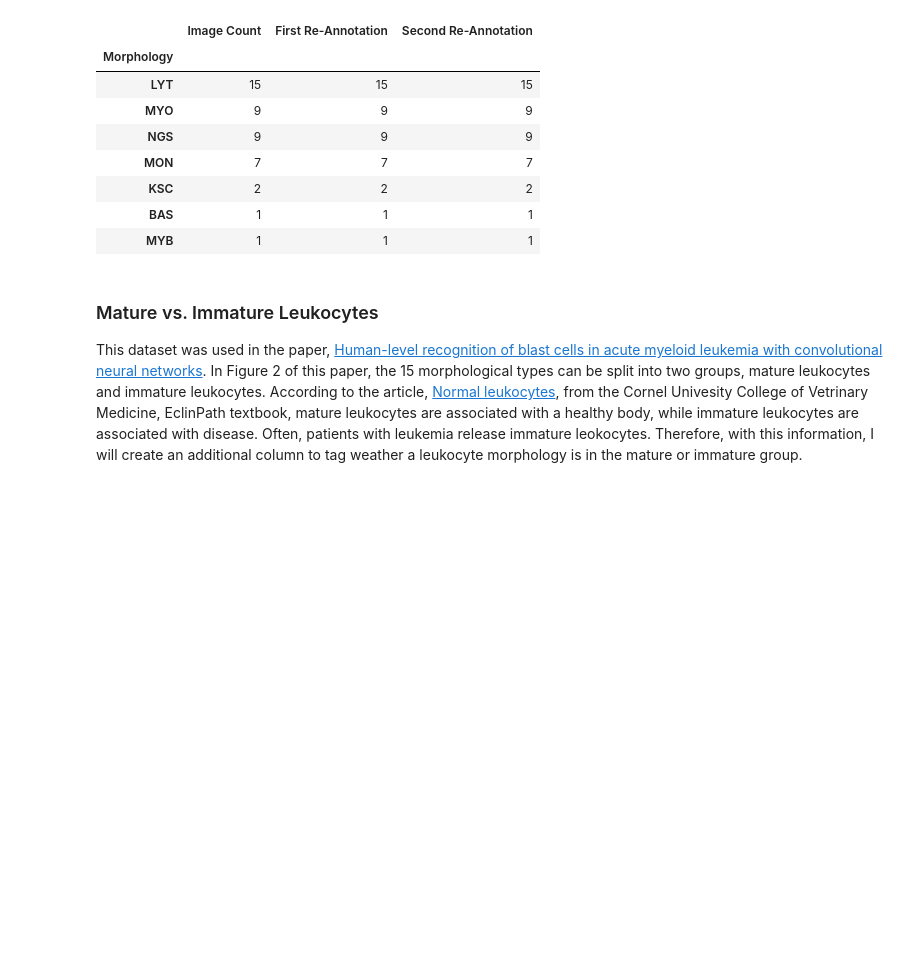
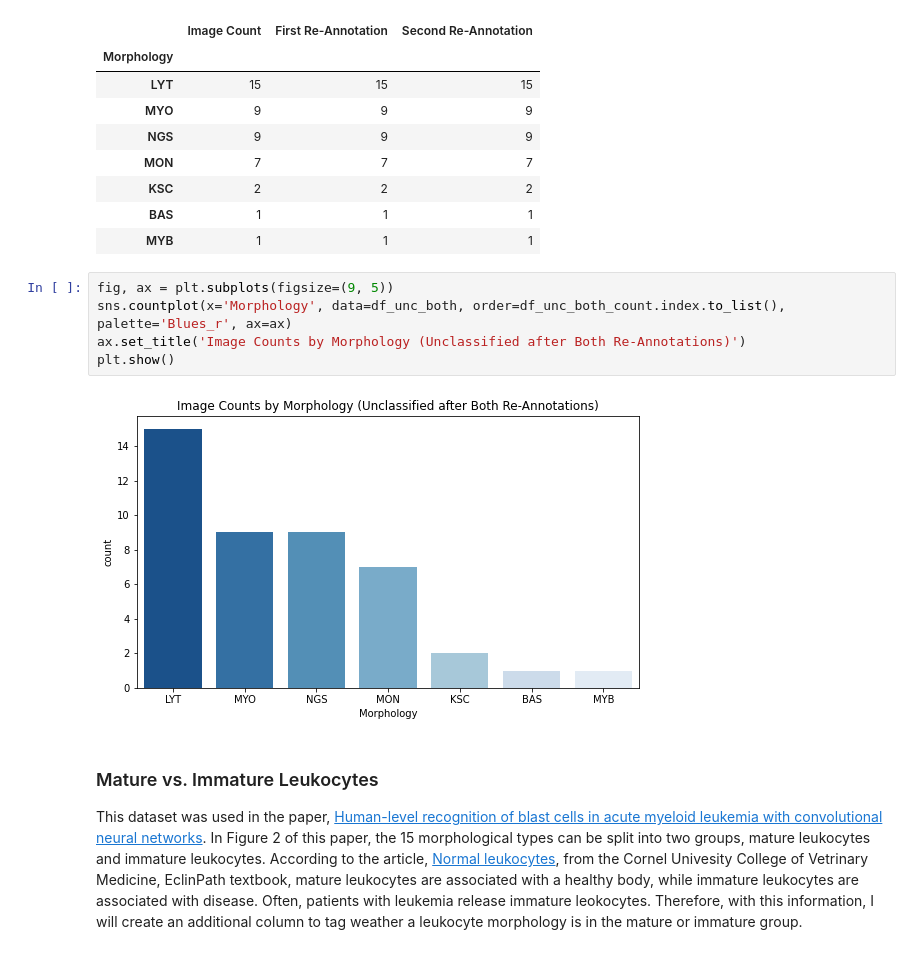
Before and after one commit to dmclark53/Springboard, a Jupyter notebook: Capstone-Project-Three/notebooks/1.0-dc-data-wrangling.ipynb, the cells around one changed output. Drawn from its saved outputs; the diff is of its cells as text; blank space fills up the shorter version.

```diff
--- a/Capstone-Project-Three/notebooks/1.0-dc-data-wrangling.ipynb
+++ b/Capstone-Project-Three/notebooks/1.0-dc-data-wrangling.ipynb
@@ -149,6 +164,13 @@ df_unc_both_count
 | KSC | 2 | 2 | 2 |
 | BAS | 1 | 1 | 1 |
 | MYB | 1 | 1 | 1 |
+# %%
+fig, ax = plt.subplots(figsize=(9, 5))
+sns.countplot(x='Morphology', data=df_unc_both, order=df_unc_both_count.index.to_list(), palette='Blues_r', ax=ax)
+ax.set_title('Image Counts by Morphology (Unclassified after Both Re-Annotations)')
+plt.show()
+# %% [output]
+[figure, added]
 # %% [markdown]
 ### Mature vs. Immature Leukocytes
 This dataset was used in the paper, [Human-level recognition of blast cells in acute myeloid leukemia with convolutional neural networks](https://www.biorxiv.org/content/10.1101/564039v1.full). In Figure 2 of this paper, the 15 morphological types can be split into two groups, mature leukocytes and immature leukocytes. According to the article, [Normal leukocytes](https://eclinpath.com/hematology/morphologic-features/white-blood-cells/normal-leukocytes/), from the Cornel Univesity College of Vetrinary Medicine, EclinPath textbook, mature leukocytes are associated with a healthy body, while immature leukocytes are associated with disease. Often, patients with leukemia release immature leokocytes. Therefore, with this information, I will create an additional column to tag weather a leukocyte morphology is in the mature or immature group.
```
Also changed, not shown: parts of 3 cells of this notebook.
